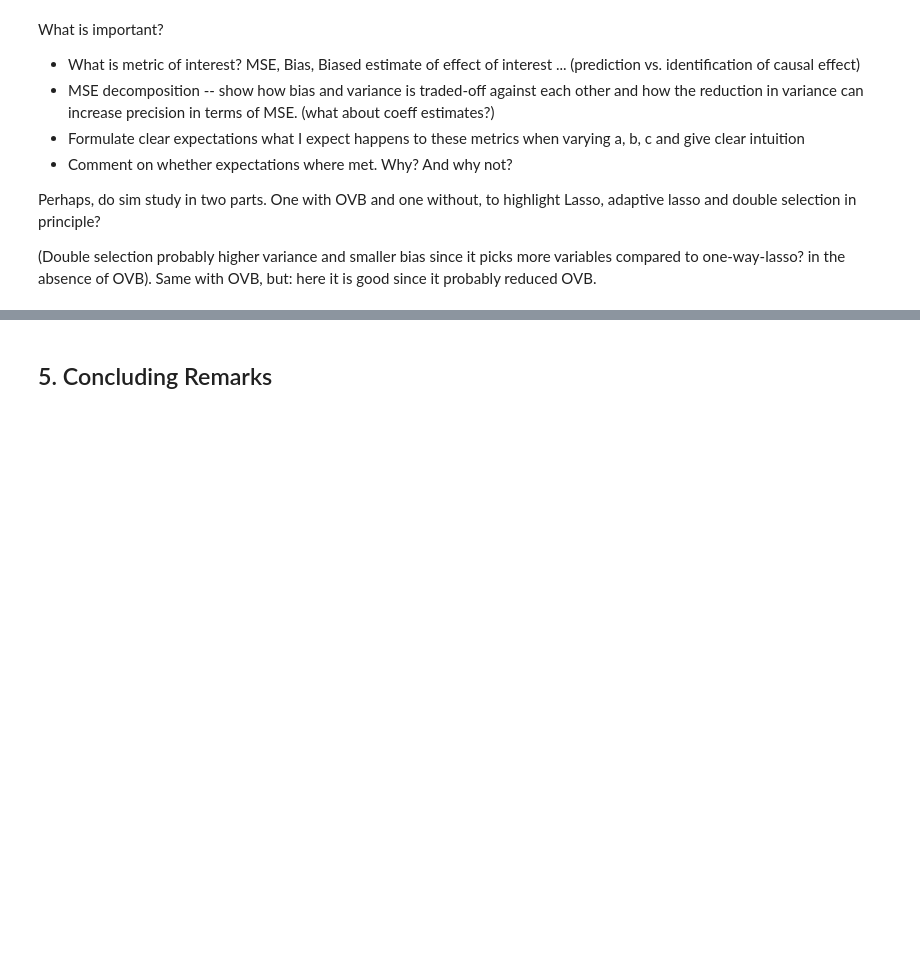
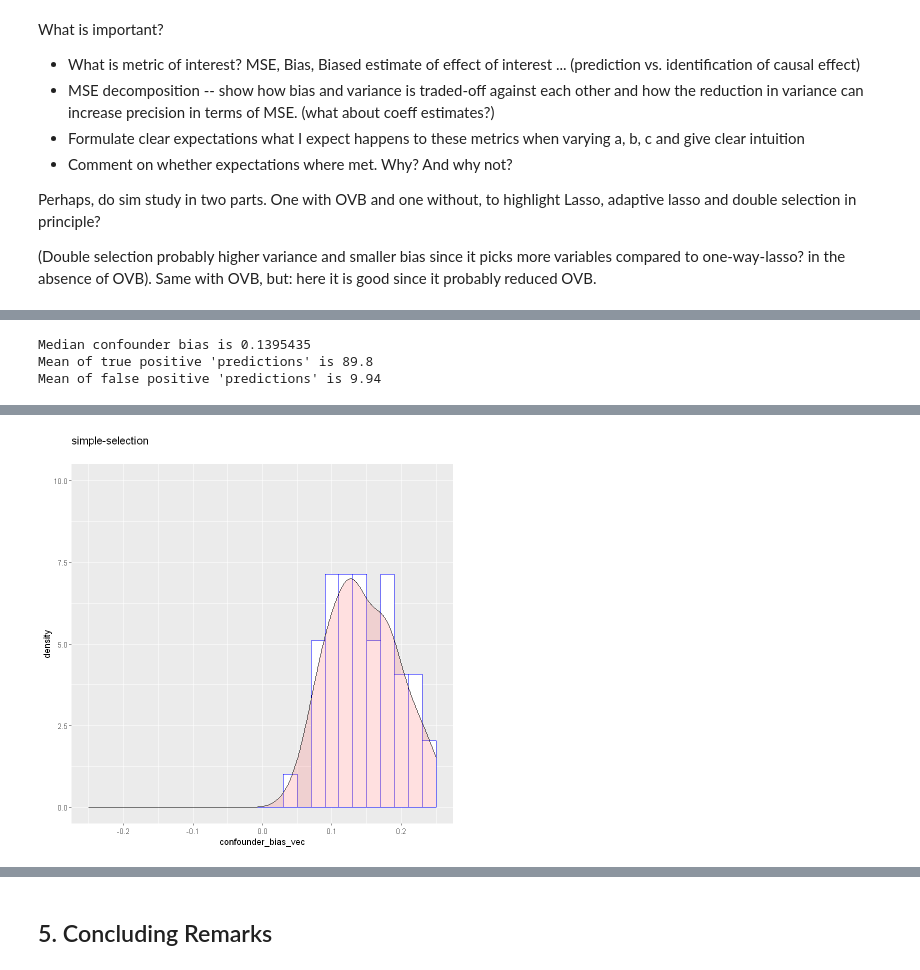
Before and after one commit to maxschae/compstat-project, a Jupyter notebook: CompStat_Project_Max_Schäfer.ipynb, the cells around one changed output, grey strips where cells are left out. Drawn from its saved outputs; the diff is of its cells as text; code cells hidden in the pictures; blank space fills up the shorter version.

```diff
--- a/code/CompStat_Project_Max_Schäfer.ipynb
+++ b/CompStat_Project_Max_Schäfer.ipynb
@@ -155,0 +425,44 @@ Missing:
+# %%
+selection_method <- "simple"
+
+R <- 50
+n <- 200
+n_G_attr <- 100
+treatment_effect <- .25
+beta_GD_size <- .25
+beta_GY_size <- .1
+unconfoundedness_rate <- .9
+
+# Update column names for identifying regressors
+colname_G <- str_c(rep("G_", n_G_attr), seq(from=1, to=n_G_attr, by=1))
+colnames_DG <- c("D", colname_G)
+colnumbers_G <- seq(from=1, to=n_G_attr, by=1)
+
+sim_results_vec <- replicate(R, compute_metrics(n=n,
+                                     n_G_attr=n_G_attr,
+                                     beta_GD_size=beta_GD_size,
+                                     beta_GY_size=beta_GY_size,
+                                     treatment_effect=treatment_effect,
+                                     unconfoundedness_rate=unconfoundedness_rate,
+                                     selection_method=selection_method))
+
+confounder_bias_vec <- unlist(sim_results_vec[1, 1:R])
+tp_selection_rate_G <- unlist(sim_results_vec[3, 1:R])
+fp_selection_rate_G <- unlist(sim_results_vec[5, 1:R])
+# %%
+cat("Median confounder bias is", median(confounder_bias_vec))
+cat("\nMean of true positive 'predictions' is", mean(tp_selection_rate_G))
+cat("\nMean of false positive 'predictions' is", mean(fp_selection_rate_G))
+
+df <- data.frame(confounder_bias_vec)
+plot <- ggplot(data=df, aes_string(x="confounder_bias_vec")) +
+        geom_histogram(aes(y=..density..), binwidth=.02, colour="blue", fill="white") +
+        geom_density(alpha=.2, fill="#FF6666") +
+        ggtitle(str_c(selection_method,"-selection"), subtitle="") +
+        xlim(c(-.25, .25)) +
+        ylim(c(0, 8))
+suppressWarnings(plot)
+# %% [output]
+Median confounder bias is 0.1395435
+Mean of true positive 'predictions' is 89.8
+Mean of false positive 'predictions' is 9.94
@@ -155,0 +473 @@ Missing:
+[figure, added]
```
Also changed, not shown: parts of 43 cells of this notebook, 7 other files.
